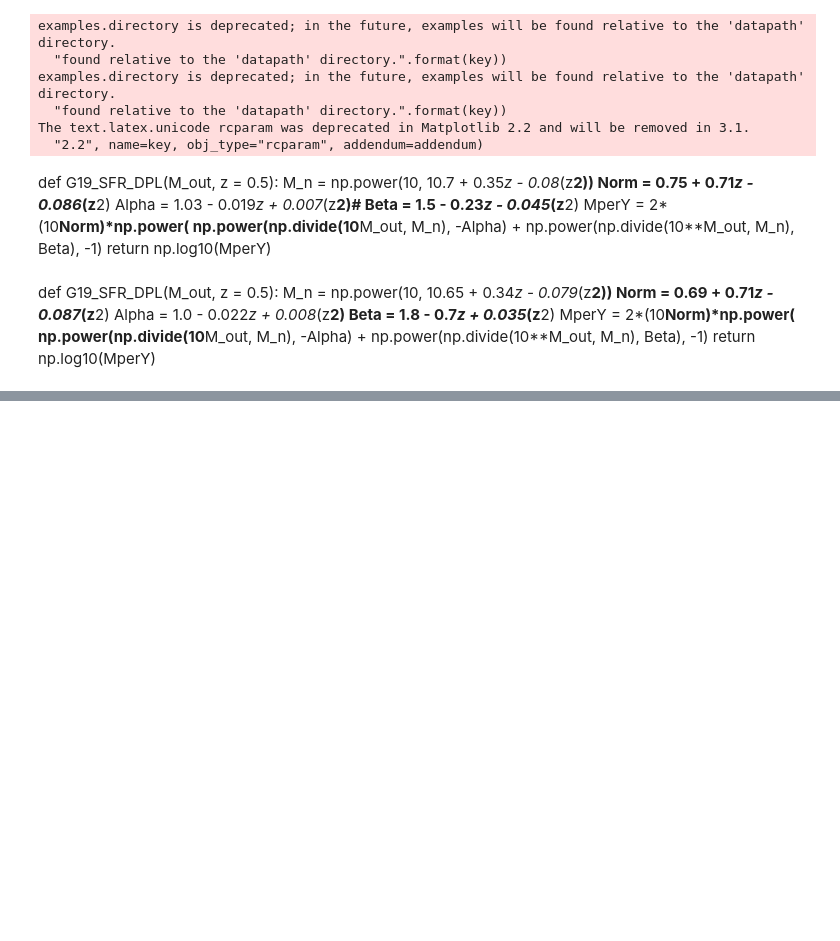
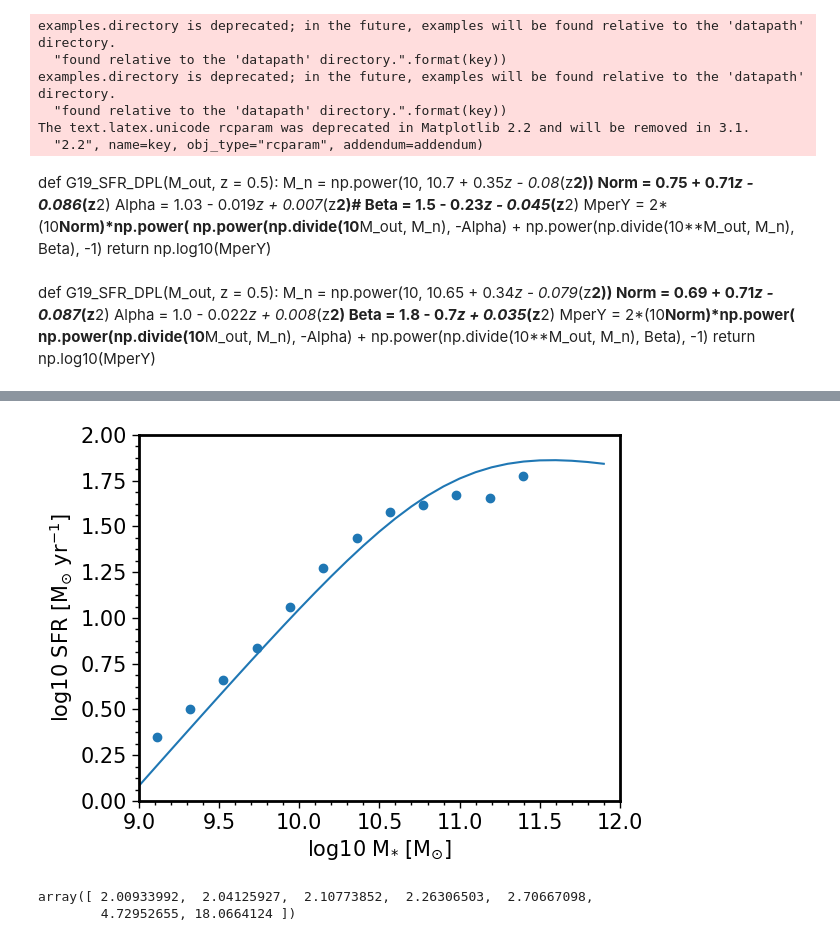
Before and after one commit to PipGrylls/STEEL, a Jupyter notebook: Notebooks/Science/HMT_Continuity.ipynb, the cells around one changed output, grey strips where cells are left out. Cells and saved outputs as stored; diff of their text form; code cells hidden in the pictures; blank space fills up the shorter version.

```diff
--- a/Notebooks/Science/HMT_Continuity.ipynb
+++ b/Notebooks/Science/HMT_Continuity.ipynb
@@ -325,18 +227,32 @@ plt.show()
-# %%
-colours = ["C0", "C1", "C2", "C3", "C4", "C5", "C6", "C7", "C8", "C9", "k"]
-colourcycler = cycle(colours)
-M = np.arange(7, 12, 0.1)
-plt.figure(figsize = [10,8])
-for Redshift in [0.1,0.5, 1, 2, 3,5]:
-    colour = next(colourcycler)
-    Mask0 = np.ma.masked_inside(np.log10(Data[0]), 10, 11.5).mask
-    Mask1 = np.ma.masked_inside(Data[2], Redshift-0.1, Redshift+0.1).mask
-    Mask = Mask0 * Mask1
-    plt.plot(np.log10(Data[0][Mask]), np.log10(Data[3][Mask]+Data[1][Mask]), "x", label = "z = {}".format(Redshift), color = colour)
-    plt.plot(np.log10(Data[0][Mask]), np.log10(Data[3][Mask]), "s", label = "z = {}".format(Redshift), color = colour, fillstyle = 'none')
-    plt.plot(np.log10(Data[0][Mask]), np.log10(Data[1][Mask]), "^", label = "z = {}".format(Redshift), color = colour, fillstyle = 'none')
-
-plt.ylabel("log10 $\mathrm{\dot{M}} $ [M$_{\odot}$ yr$^{-1}$]")
-plt.xlabel("log10 M$_{*}$ [M$_{\odot}$]")
-#plt.legend(frameon = False)
-plt.show()
+# %%
+L2=np.loadtxt(STEEL_Path+"/Data/Observational/Leja_SFR/z2.dat", skiprows = 1)
+def G19_SFR_DPL(M_out, z = 0.5):
+    M_n = np.power(10, 10.65 + 0.33*z - 0.08*(z**2))
+    Norm = 0.69 + 0.71*z - 0.088*(z**2)
+    Alpha = 1.0 - 0.022*z + 0.009*(z**2)
+    Beta = 1.8 - 1.0*z + 0.1*(z**2)
+    MperY = 2*(10**Norm)*np.power( np.power(np.divide(10**M_out, M_n), -Alpha) + np.power(np.divide(10**M_out, M_n), Beta), -1)
+    return np.log10(MperY)
+for Redshift in [2.0]:
+    colour = next(colourcycler)
+
+    Mask1 = np.ma.masked_inside(Data_z[0], Redshift-0.1, Redshift+0.1).mask
+    Mean_M = np.log10(np.mean(Data_M[:,Mask1], axis = 1))
+    Mean_SFR = np.log10(np.mean(Data_SFR[:,Mask1], axis = 1))
+
+    Mask0 = np.ma.masked_inside(Mean_M, 8, 11.5).mask
+    plt.plot(M, G19_SFR_DPL(M, Redshift), "-", color = "C0")
+
+#Leja
+plt.plot(L2[:,0], np.log10(L2[:,1]), "oC0")
+
+plt.ylabel("log10 SFR [M$_{\odot}$ yr$^{-1}$]")
+plt.xlabel("log10 M$_{*}$ [M$_{\odot}$]")
+plt.xlim(9, 12)
+plt.ylim(-0.0, 2)
+plt.tight_layout()
+plt.savefig(STEEL_Path+"/Figures/Paper2/HMC_DPL_wLeja.png")
+plt.savefig(STEEL_Path+"/Figures/Paper2/HMC_DPL_wLeja.pdf")
+plt.show()
+# %% [output]
+[figure, added]
@@ -342,0 +277,5 @@ plt.show()
+# %%
+z_2
+# %% [output]
+array([ 2.00933992,  2.04125927,  2.10773852,  2.26306503,  2.70667098,
+        4.72952655, 18.0664124 ])
```
Also changed, not shown: parts of 12 cells of this notebook, 10 other files.
